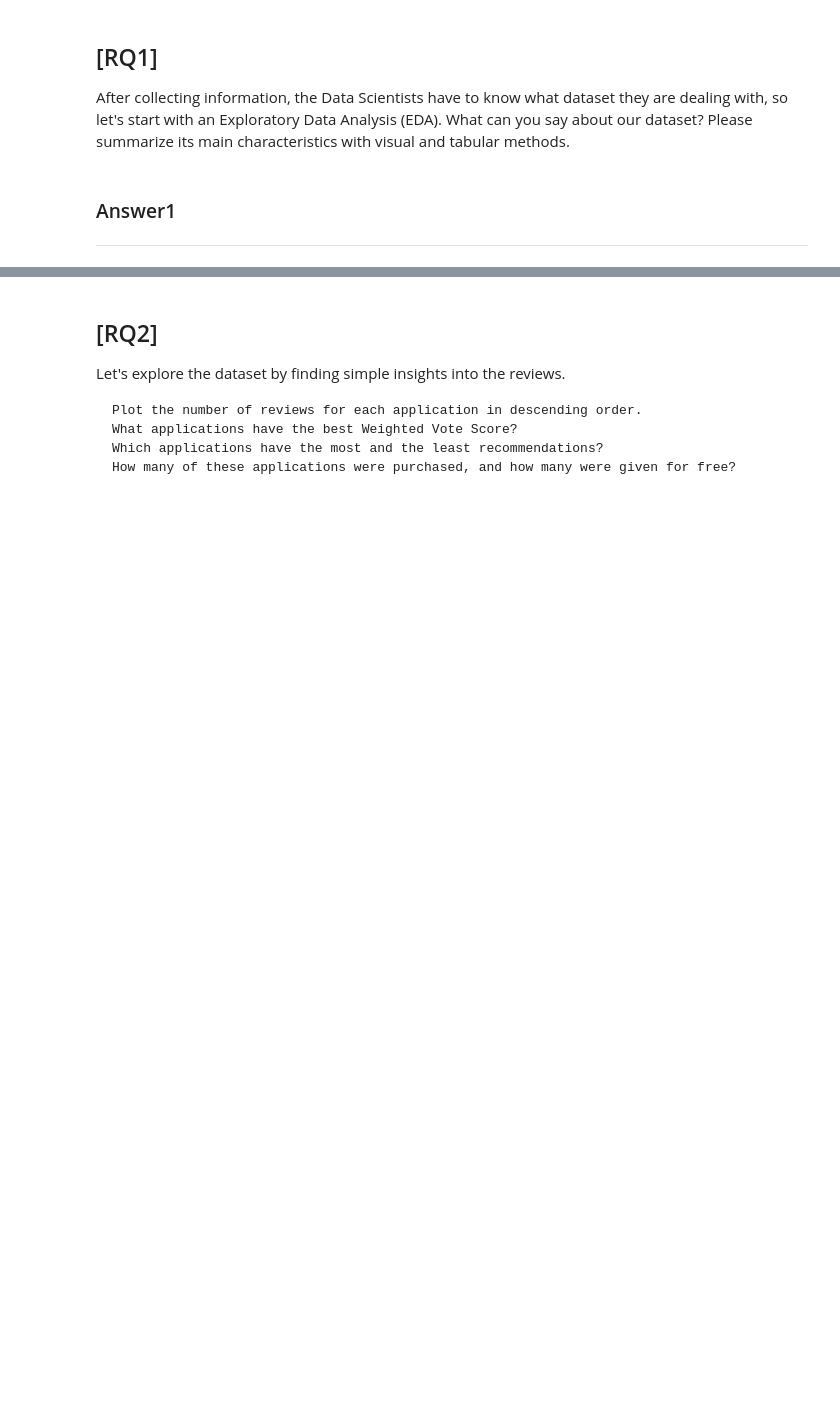
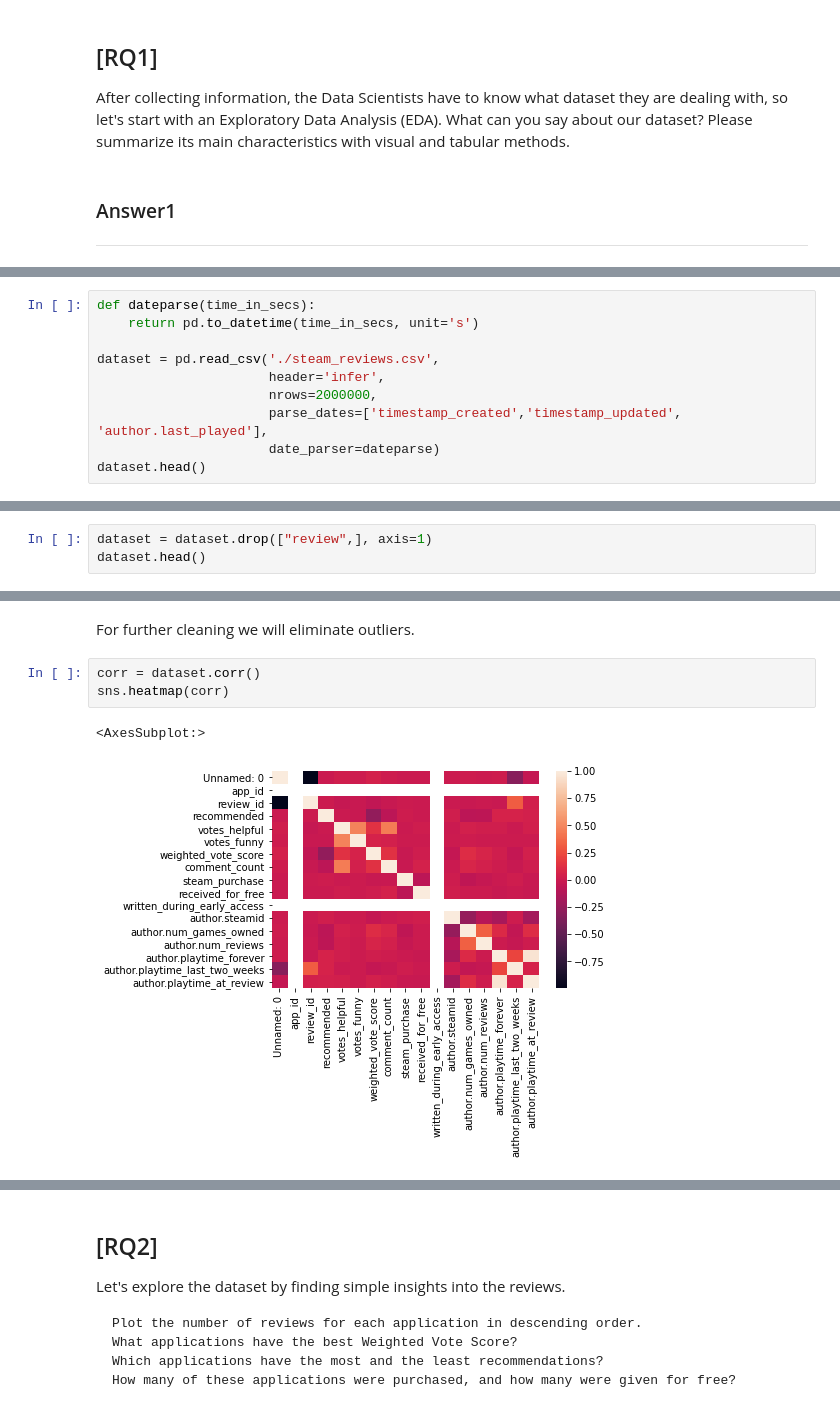
Before and after one commit to Parsa33033/ADM-HM2, a Jupyter notebook: homework2.ipynb, the cells around one changed output, grey strips where cells are left out. Saved outputs shown, nothing was run; the diff lists cells and outputs as text; blank space fills up the shorter version.

```diff
--- a/homework2.ipynb
+++ b/homework2.ipynb
@@ -18,0 +24,10 @@ After collecting information, the Data Scientists have to know what dataset they
+# %%
+def dateparse(time_in_secs):
+    return pd.to_datetime(time_in_secs, unit='s')
+
+dataset = pd.read_csv('./steam_reviews.csv',
+                      header='infer',
+                      nrows=2000000,
+                      parse_dates=['timestamp_created','timestamp_updated', 'author.last_played'],
+                      date_parser=dateparse)
+dataset.head()
@@ -18,0 +120,3 @@ After collecting information, the Data Scientists have to know what dataset they
+# %%
+dataset = dataset.drop(["review",], axis=1)
+dataset.head()
@@ -18,0 +162,8 @@ After collecting information, the Data Scientists have to know what dataset they
+# %% [markdown]
+For further cleaning we will eliminate outliers.
+# %%
+corr = dataset.corr()
+sns.heatmap(corr)
+# %% [output]
+<AxesSubplot:>
+[figure, added]
```
Also changed, not shown: parts of 21 cells of this notebook.
